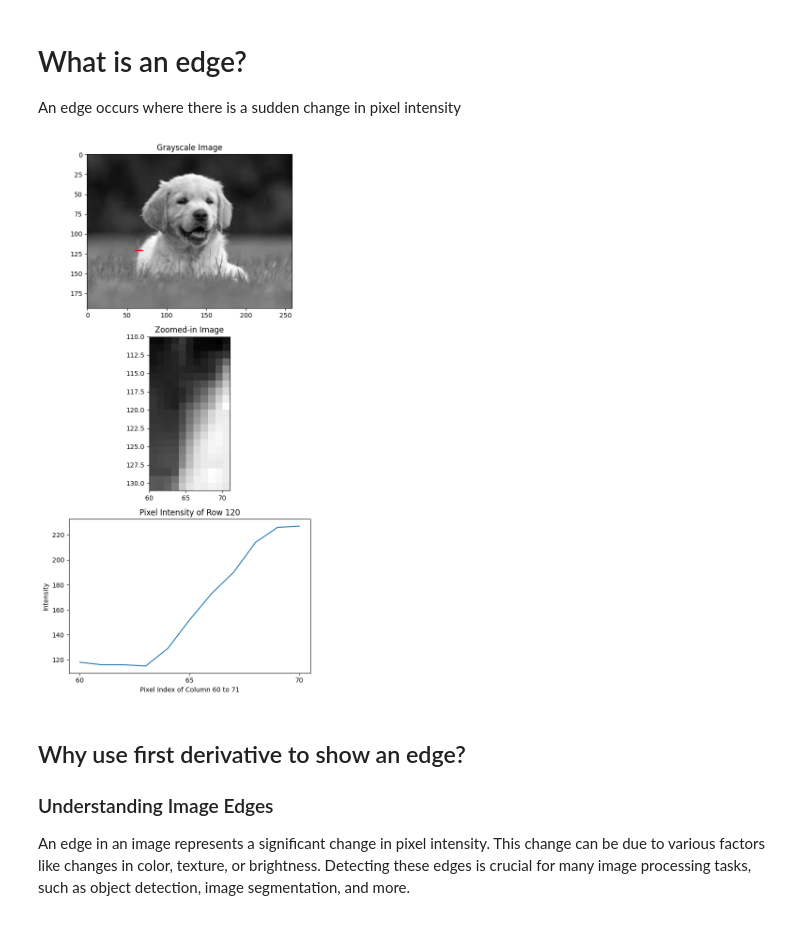
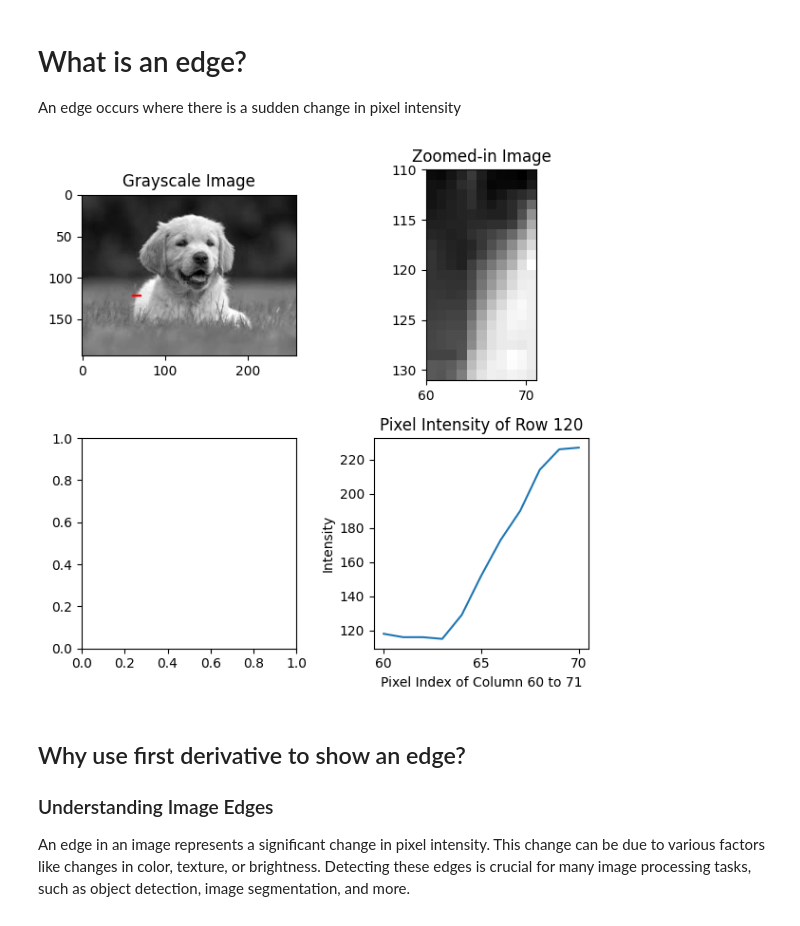
Before and after one commit to jasonrichdarmawan/npu-Python-Programming-Fundamentals-and-Abaqus-Scripting-report, a Jupyter notebook: 01 manual.ipynb, the cells around one changed output. Drawn from its saved outputs; the diff is of its cells as text; code cells hidden in the pictures.

```diff
--- a/01 manual.ipynb
+++ b/01 manual.ipynb
@@ -30,46 +30,46 @@ gray_img = (0.299 * R + 0.587 * G + 0.114 * B).astype(np.uint8)
 
 # Select a row to plot the pixel intensity
 row_index = 120
 col_start = 60
 width = 10
 col_end = col_start + width + 1
 
 # Extract the zoomed-in region from the grayscale image
 zoom_row_start = row_index - 10
 zoom_row_end = row_index + 10 + 1
 zoom_col_start = col_start
 zoom_col_end = col_end
 zoomed_img = gray_img[zoom_row_start:zoom_row_end, zoom_col_start:zoom_col_end]
 
 pixel_intensity = gray_img[row_index, col_start:col_end]
 
 # Plot the grayscale image and pixel intensity side by side
-fig, axes = plt.subplots(3, 1, figsize=(6, 12))
+fig, axes = plt.subplots(2, 2, figsize=(6, 6))
 
 # Display the grayscale image
-axes[0].imshow(gray_img, cmap='gray')
-axes[0].set_title('Grayscale Image')
+axes[0, 0].imshow(gray_img, cmap='gray')
+axes[0, 0].set_title('Grayscale Image')
 patch = plt.Rectangle((col_start, row_index), width, 1, color='red', fill=False)
-axes[0].add_patch(patch)
+axes[0, 0].add_patch(patch)
 
 # Display the zoomed-in image
-axes[1].imshow(zoomed_img, cmap='gray', extent=(col_start, col_end, zoom_row_end, zoom_row_start))
-axes[1].set_title('Zoomed-in Image')
+axes[0, 1].imshow(zoomed_img, cmap='gray', extent=(col_start, col_end, zoom_row_end, zoom_row_start))
+axes[0, 1].set_title('Zoomed-in Image')
 
 # Plot the pixel intensity
-axes[2].plot(pixel_intensity)
-axes[2].set_title(f'Pixel Intensity of Row {row_index}')
+axes[1, 1].plot(pixel_intensity)
+axes[1, 1].set_title(f'Pixel Intensity of Row {row_index}')
 # Set custom x-axis labels
 xticks = range(0, len(pixel_intensity), 5)
-axes[2].set_xticks(xticks)
-axes[2].set_xticklabels(range(col_start, col_end, 5))
-axes[2].set_xlabel(f'Pixel Index of Column {col_start} to {col_end}')
-axes[2].set_ylabel('Intensity')
+axes[1, 1].set_xticks(xticks)
+axes[1, 1].set_xticklabels(range(col_start, col_end, 5))
+axes[1, 1].set_xlabel(f'Pixel Index of Column {col_start} to {col_end}')
+axes[1, 1].set_ylabel('Intensity')
 
 plt.tight_layout()
 plt.show()
 # %% [output]
-[figure, old version]
+[figure, new version]
 # %% [markdown]
 ## Why use first derivative to show an edge?
 
```
Also changed, not shown: parts of 4 cells of this notebook, 1 other file.
